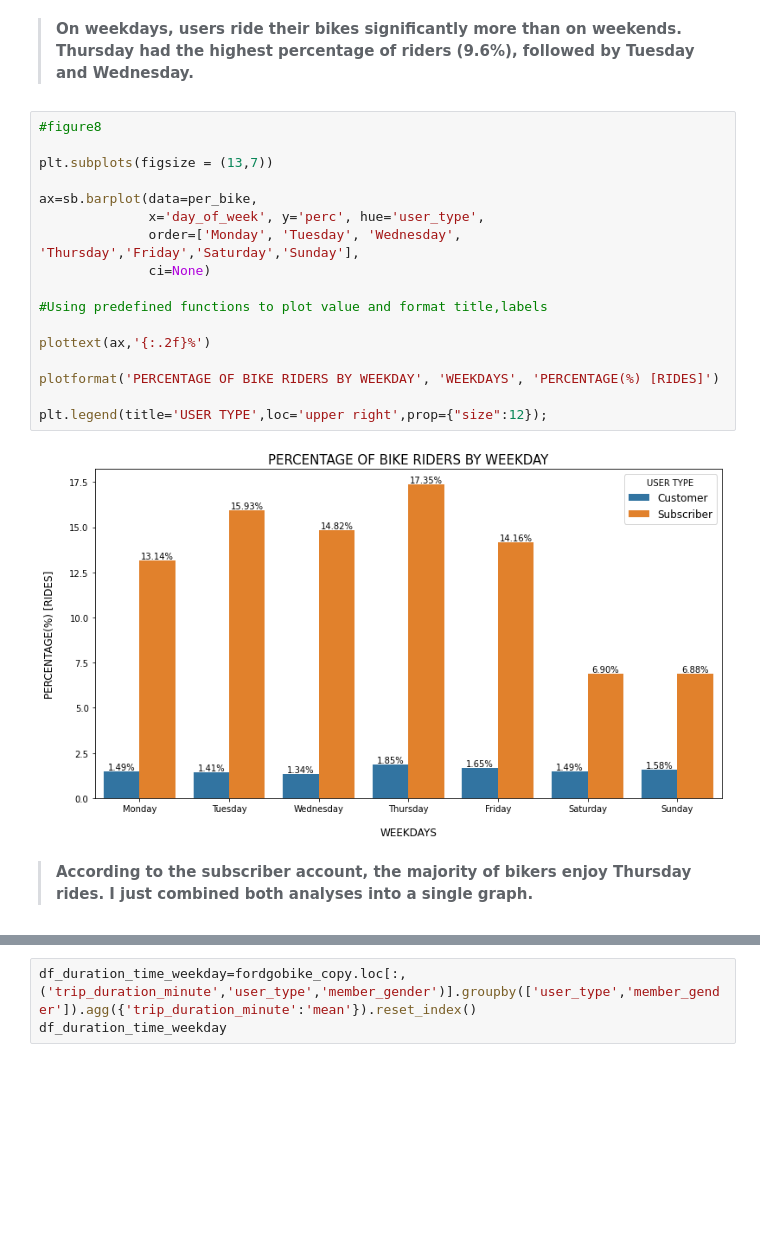
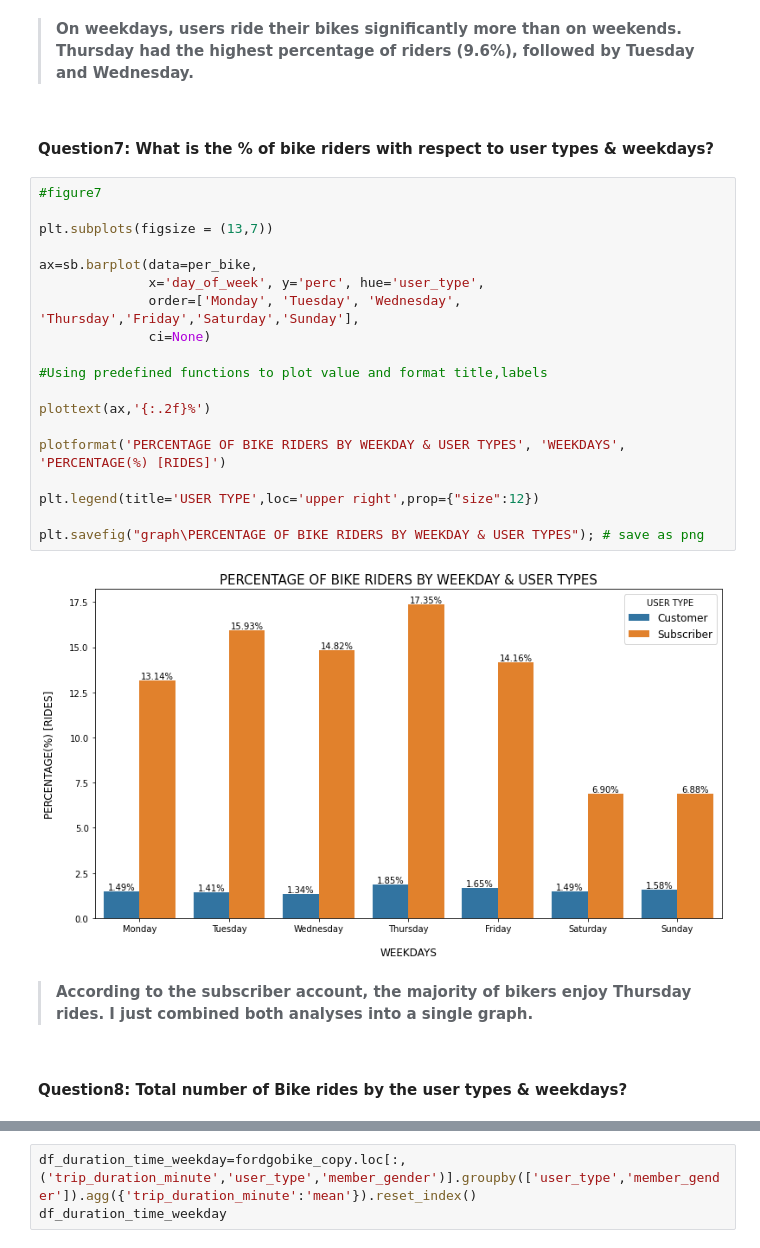
Before and after one commit to Niharika14/DataAnalystNanoDegree, a Jupyter notebook: Project submission/Exploration_data_Visualization/exploration_data_visualization_fordgobike_2019.ipynb, the cells around one changed output, grey strips where cells are left out. Saved outputs shown, nothing was run; the diff lists cells and outputs as text; blank space fills up the shorter version.

```diff
--- a/Project submission/Exploration_data_Visualization/exploration_data_visualization_fordgobike_2019.ipynb
+++ b/Project submission/Exploration_data_Visualization/exploration_data_visualization_fordgobike_2019.ipynb
@@ -503,24 +530,30 @@ plt.show();
 # %% [markdown]
 > __On weekdays, users ride their bikes significantly more than on weekends. Thursday had the highest percentage of riders (9.6%), followed by Tuesday and Wednesday.__
+# %% [markdown]
+#### Question7: What is the % of bike riders with respect to user types & weekdays?
 # %%
-#figure8
+#figure7
 
 plt.subplots(figsize = (13,7))
 
 ax=sb.barplot(data=per_bike,
               x='day_of_week', y='perc', hue='user_type',
               order=['Monday', 'Tuesday', 'Wednesday', 'Thursday','Friday','Saturday','Sunday'],
               ci=None)
 
 #Using predefined functions to plot value and format title,labels
 
 plottext(ax,'{:.2f}%')
 
-plotformat('PERCENTAGE OF BIKE RIDERS BY WEEKDAY', 'WEEKDAYS', 'PERCENTAGE(%) [RIDES]')
+plotformat('PERCENTAGE OF BIKE RIDERS BY WEEKDAY & USER TYPES', 'WEEKDAYS', 'PERCENTAGE(%) [RIDES]')
 
-plt.legend(title='USER TYPE',loc='upper right',prop={"size":12});
+plt.legend(title='USER TYPE',loc='upper right',prop={"size":12})
+
+plt.savefig("graph\PERCENTAGE OF BIKE RIDERS BY WEEKDAY & USER TYPES"); # save as png
 # %% [output]
-[figure, old version]
+[figure, new version]
 # %% [markdown]
 > __According to the subscriber account, the majority of bikers enjoy Thursday rides. I just combined both analyses into a single graph.__
+# %% [markdown]
+#### Question8: Total number of Bike rides by the user types & weekdays?
 # %%
```
Also changed, not shown: parts of 32 cells of this notebook, 21 other files.
